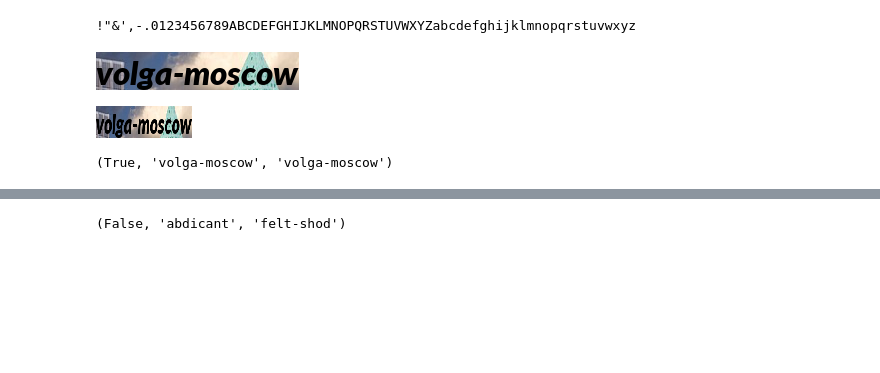
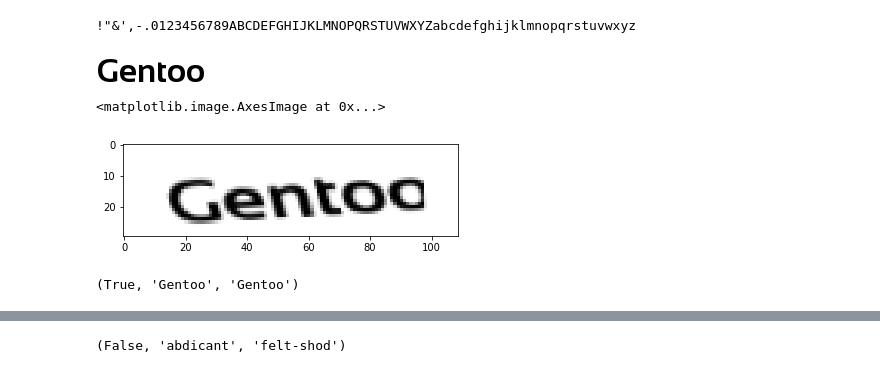
Before and after one commit to frmsvrt/OCR, a Jupyter notebook: demo.ipynb, the cells around one changed output, grey strips where cells are left out. Cells and saved outputs as stored; diff of their text form; code cells hidden in the pictures; blank space fills up the shorter version.

```diff
--- a/demo.ipynb
+++ b/demo.ipynb
@@ -55,16 +55,19 @@ model = torch.load('./ckpts/model.pt').to(device)
 # %%
-vk = generate(text='volga-moscow', font=random.choice(d_cfg.fonts), text_color='black', font_size=33, space_width=2)
-vk
+text = 'Gentoo'
+img = generate(text=text, font=random.choice(d_cfg.fonts), text_color='black', font_size=33, space_width=2)
+img#.resize(128, 32)
 # %% [output]
-[figure, old version]
+[figure, new version]
-# %%
-vk.resize((96, 32))
-# %% [output]
-[figure, removed]
-# %%
-_predict(model, vk, 'volga-moscow')
-# %% [output]
-(True, 'volga-moscow', 'volga-moscow')
+# %%
+img = affineT(img)
+plt.imshow(img)
+# %% [output]
+<matplotlib.image.AxesImage at 0x...>
+[figure, added]
+# %%
+_predict(model, img, text)
+# %% [output]
+(True, 'Gentoo', 'Gentoo')
 # %%
 vk = generate(text='VK.com', font=random.choice(d_cfg.fonts), text_color='blue', font_size=33, space_width=2.5)
 vk
```
Also changed, not shown: parts of 8 cells of this notebook, 5 other files.
